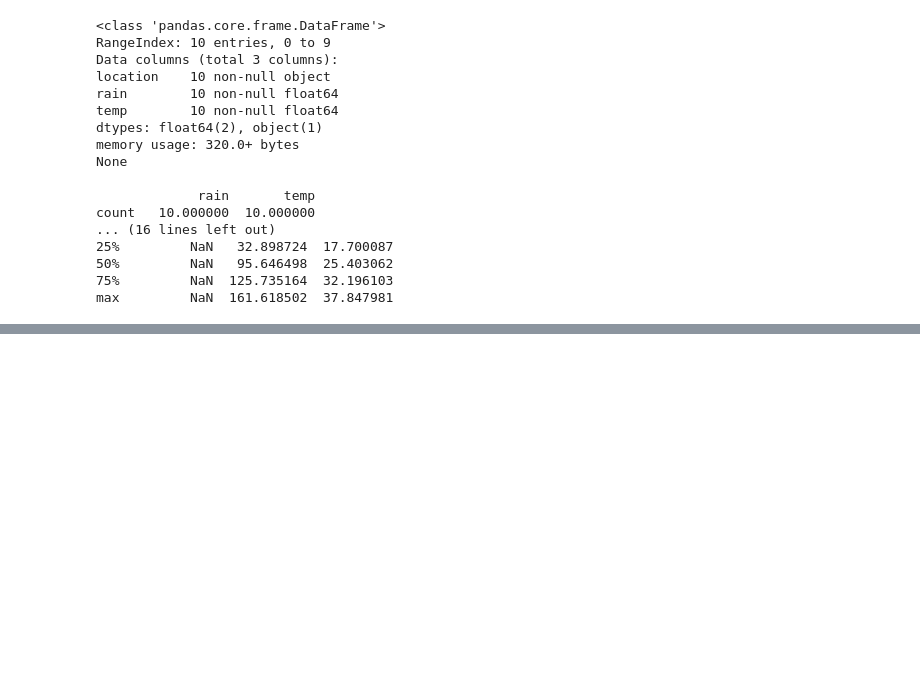
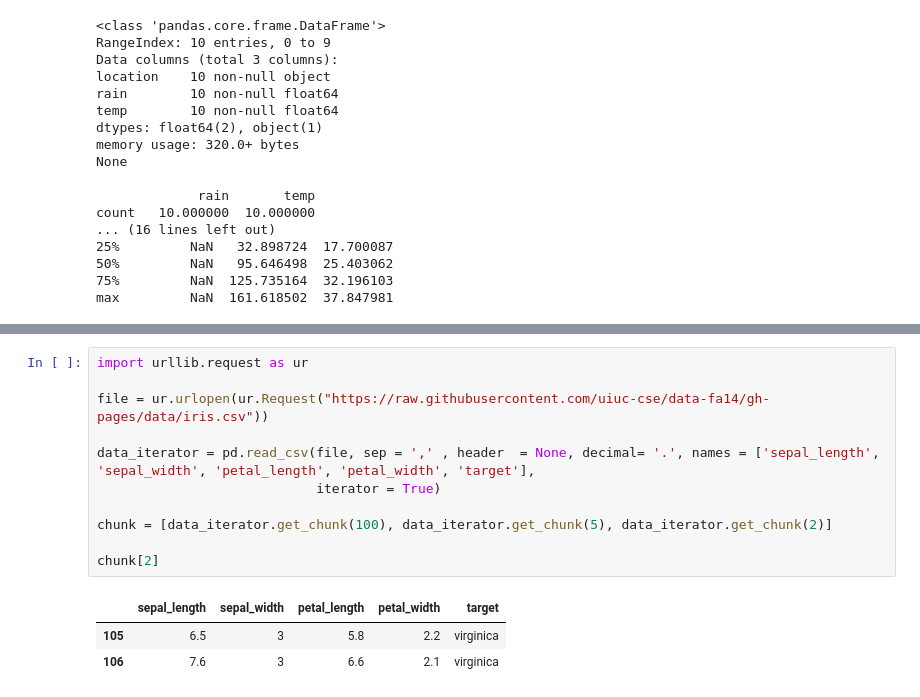
Before and after one commit to whatsupabhijit/py_rambling, a Jupyter notebook: panda.ipynb, the cells around one changed output, grey strips where cells are left out. Drawn from its saved outputs; the diff is of its cells as text; blank space fills up the shorter version.

```diff
--- a/panda.ipynb
+++ b/panda.ipynb
@@ -475,0 +533,15 @@ max         NaN  161.618502  37.847981
+# %%
+import urllib.request as ur
+
+file = ur.urlopen(ur.Request("https://raw.githubusercontent.com/uiuc-cse/data-fa14/gh-pages/data/iris.csv"))
+
+data_iterator = pd.read_csv(file, sep = ',' , header  = None, decimal= '.', names = ['sepal_length', 'sepal_width', 'petal_length', 'petal_width', 'target'],
+                            iterator = True)
+
+chunk = [data_iterator.get_chunk(100), data_iterator.get_chunk(5), data_iterator.get_chunk(2)]
+
+chunk[2]
+# %% [output]
+|  | sepal_length | sepal_width | petal_length | petal_width | target |
+| 105 | 6.5 | 3 | 5.8 | 2.2 | virginica |
+| 106 | 7.6 | 3 | 6.6 | 2.1 | virginica |
```
Also changed, not shown: parts of 24 cells of this notebook.
